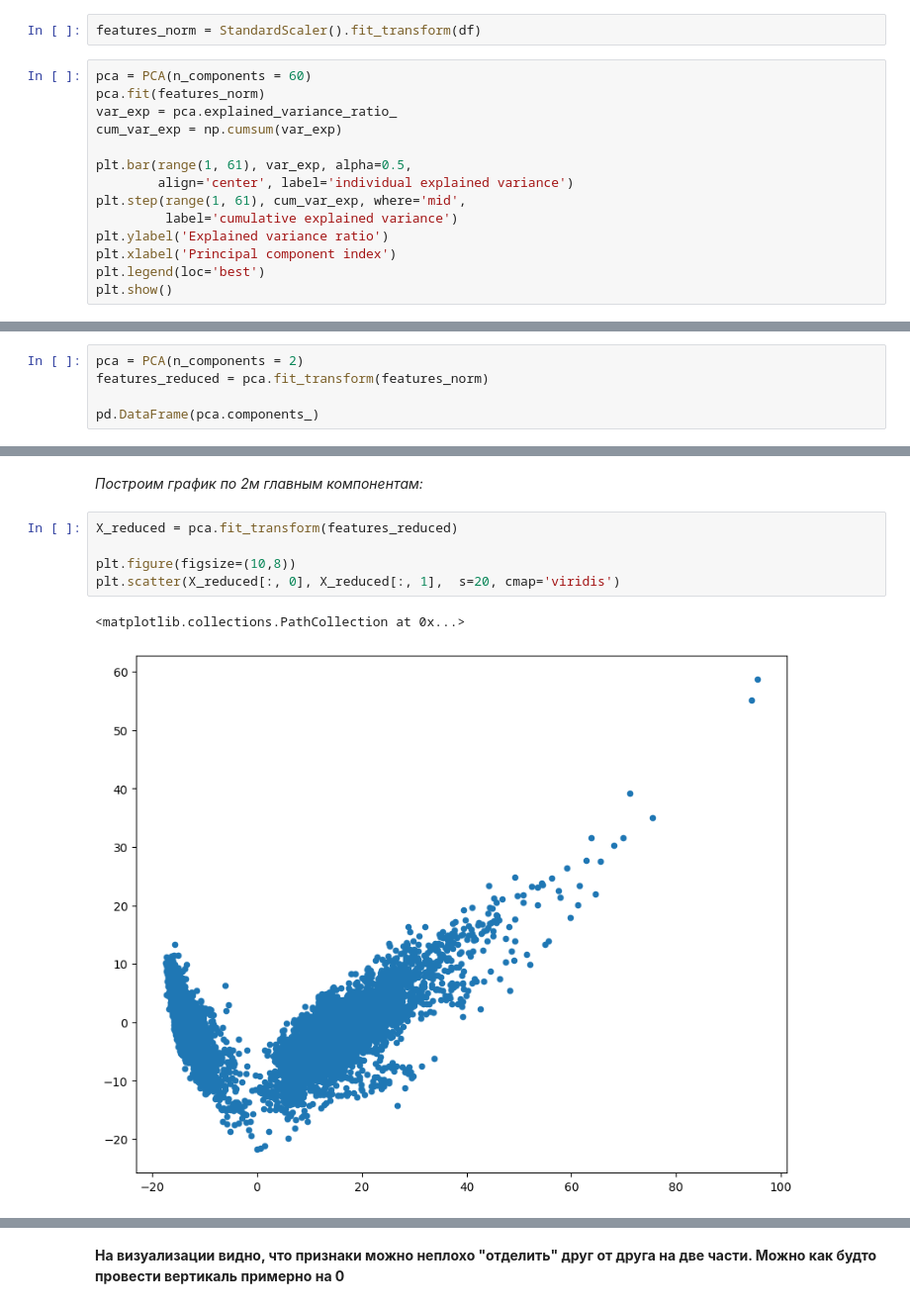
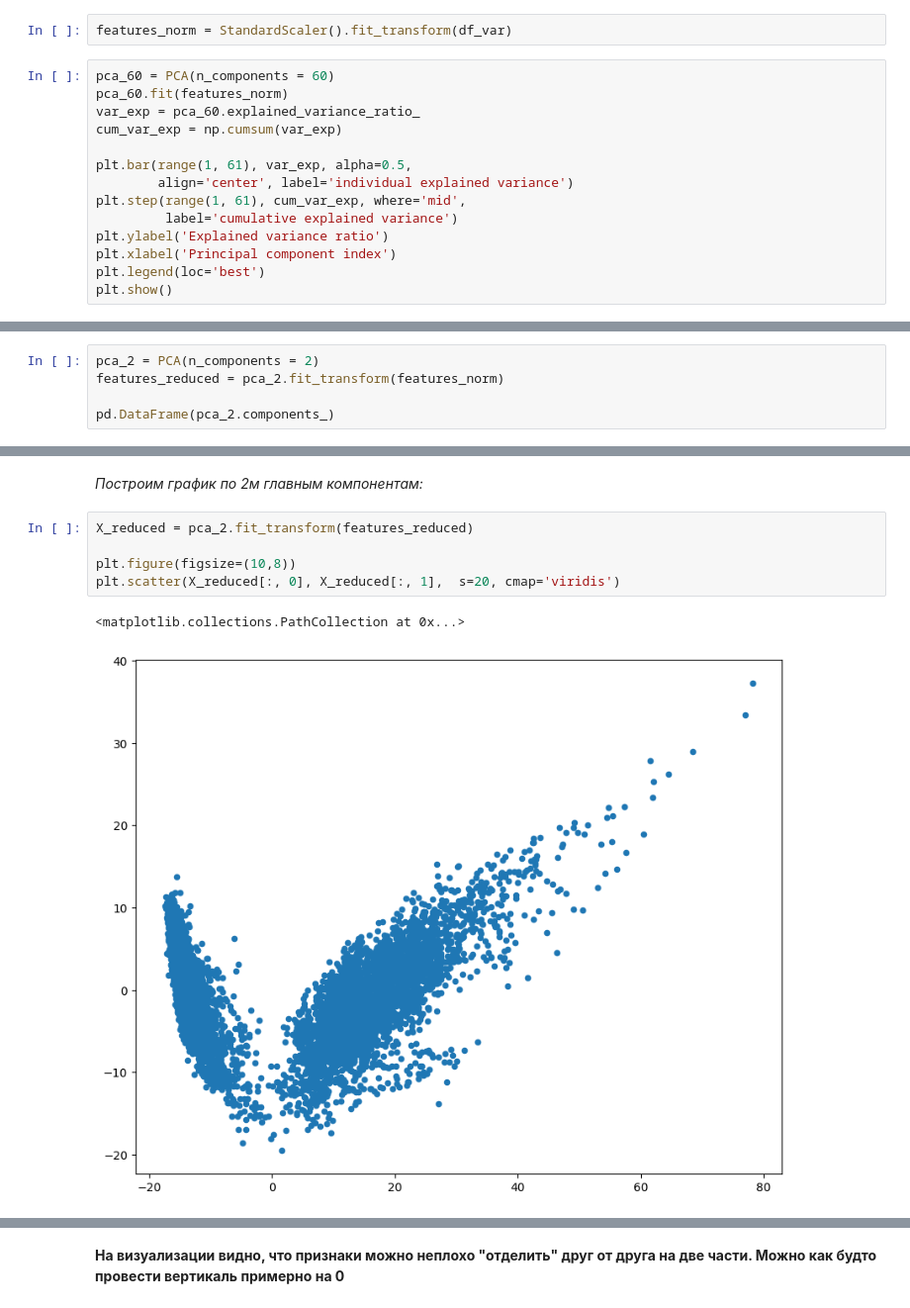
Before and after one commit to W1llAnn/1tdata-homework, a Jupyter notebook: 2.5 - homework PRO.ipynb, the cells around one changed output, grey strips where cells are left out. Shown: that part at 99% size. Cells and saved outputs as stored; diff of their text form.

```diff
--- a/2.5 - homework PRO.ipynb
+++ b/2.5 - homework PRO.ipynb
@@ -89,11 +103,11 @@ shape of data: (7352, 524)
 # %% [markdown]
 *PCA - Метод главных компонент*
 # %%
-features_norm = StandardScaler().fit_transform(df)
+features_norm = StandardScaler().fit_transform(df_var)
 # %%
-pca = PCA(n_components = 60)
-pca.fit(features_norm)
-var_exp = pca.explained_variance_ratio_
+pca_60 = PCA(n_components = 60)
+pca_60.fit(features_norm)
+var_exp = pca_60.explained_variance_ratio_
 cum_var_exp = np.cumsum(var_exp)
 
 plt.bar(range(1, 61), var_exp, alpha=0.5,
@@ -126,7 +140,7 @@ print(sum(var_exp))
 # %%
-pca = PCA(n_components = 2)
-features_reduced = pca.fit_transform(features_norm)
+pca_2 = PCA(n_components = 2)
+features_reduced = pca_2.fit_transform(features_norm)
 
-pd.DataFrame(pca.components_)
+pd.DataFrame(pca_2.components_)
 # %% [output]
 |  | 0 | 1 | 2 | 3 | 4 | 5 | 6 | 7 | 8 | 9 | ... | ... |
@@ -144,12 +158,12 @@ pd.DataFrame(features_reduced).corr()
 # %% [markdown]
 *Построим график по 2м главным компонентам:*
 # %%
-X_reduced = pca.fit_transform(features_reduced)
+X_reduced = pca_2.fit_transform(features_reduced)
 
 plt.figure(figsize=(10,8))
 plt.scatter(X_reduced[:, 0], X_reduced[:, 1],  s=20, cmap='viridis')
 # %% [output]
 <matplotlib.collections.PathCollection at 0x...>
-[figure, old version]
+[figure, new version]
 # %%
 df_red = pd.DataFrame(data=X_reduced)
```
Also changed, not shown: parts of 21 cells of this notebook, 1 other file.
